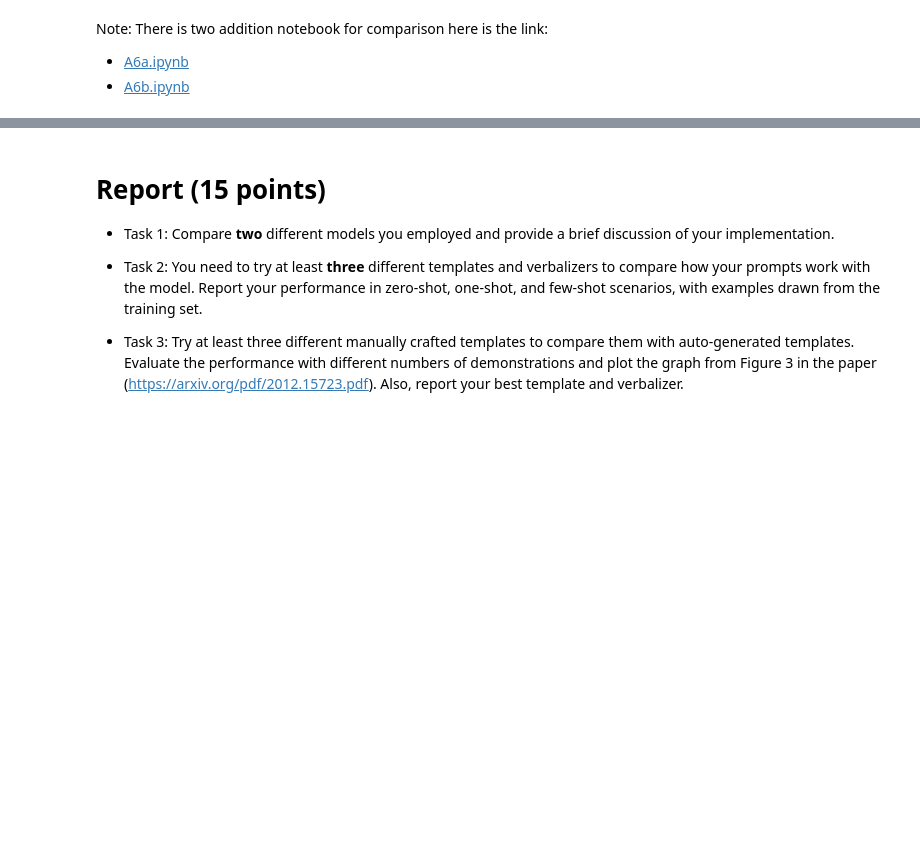
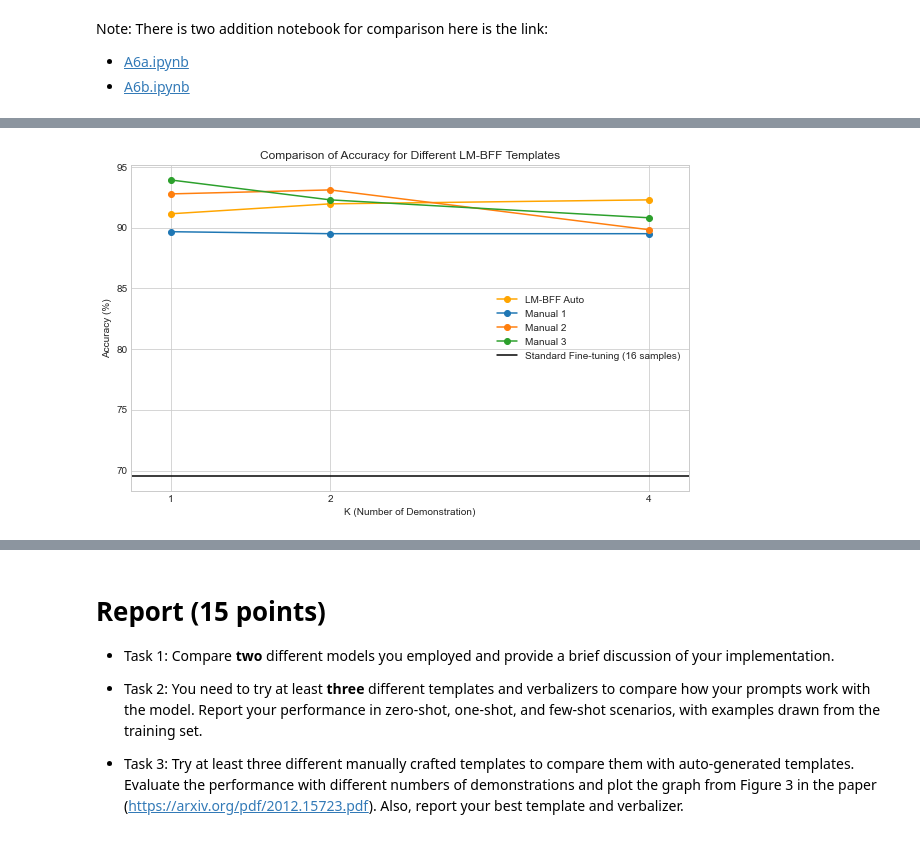
Before and after one commit to whats2000/Deep-Learning, a Jupyter notebook: PyTorch/Class/pytorch106/A6.ipynb, the cells around one changed output, grey strips where cells are left out. Drawn from its saved outputs; the diff is of its cells as text; code cells hidden in the pictures; blank space fills up the shorter version.

```diff
--- a/PyTorch/Class/pytorch106/A6.ipynb
+++ b/PyTorch/Class/pytorch106/A6.ipynb
@@ -1683 +1634,58 @@ plt.show()
+# %%
+import matplotlib.pyplot as plt
+import numpy as np
+
+plt.style.use('seaborn-whitegrid')
+
+task3_result_data = df
+
+# Extracting the data for plotting
+k_values = [1, 2, 4]
+
+# LM-BFF Auto Template results
+lm_bff_auto_results = [task3_result_data.at[0, '1'], task3_result_data.at[1, '2'], task3_result_data.at[2, '4']]
+lm_bff_auto_results = [val * 100 if not np.isnan(val) else None for val in lm_bff_auto_results]
+
+# LM-BFF Manual Template results
+lm_bff_manual_results = {
+    'Manual 1': task3_result_data.loc[3, ['1', '2', '4']].tolist(),
+    'Manual 2': task3_result_data.loc[4, ['1', '2', '4']].tolist(),
+    'Manual 3': task3_result_data.loc[5, ['1', '2', '4']].tolist()
+}
+lm_bff_manual_results = {key: [val * 100 for val in value] for key, value in lm_bff_manual_results.items()}
+
+# Standard Fine-Tuning results
+sft_result = task3_result_data.at[6, '16'] * 100  # Assuming 16 samples for SFT
+
+# Plotting the results
+plt.figure(figsize=(10, 6))
+
+# Plot for LM-BFF Auto Template
+plt.plot(k_values, lm_bff_auto_results, label='LM-BFF Auto', color='orange', marker='o')
+
+# Plot for each LM-BFF Manual Template
+for label, results in lm_bff_manual_results.items():
+    plt.plot(k_values, results, label=label, marker='o')
+
+# Plot for Standard Fine-Tuning
+# Since we don't have varying k values for SFT, we plot a horizontal line
+plt.axhline(y=sft_result, color='black', linestyle='-', label='Standard Fine-tuning (16 samples)')
+
+# Adding titles and labels
+plt.title('Comparison of Accuracy for Different LM-BFF Templates')
+plt.xlabel('K (Number of Demonstration)')
+plt.ylabel('Accuracy (%)')
+plt.xticks(k_values + [16])  # Include 16 in the x-axis for SFT
+plt.legend()
+plt.grid(True)
+
+# Limiting the x-axis
+plt.xlim(0.75, 4.25)
+
+plt.savefig('Task3ResultLine.png', dpi=150, bbox_inches='tight')
+
+# Show the plot
+plt.show()
+# %% [output]
+[figure, added]
 # %%
```
Also changed, not shown: parts of 3 cells of this notebook, 5 other files.
